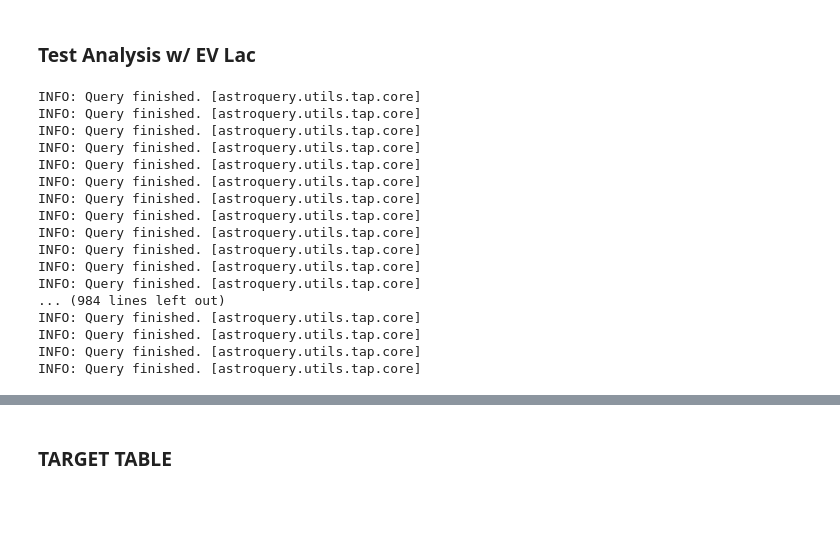
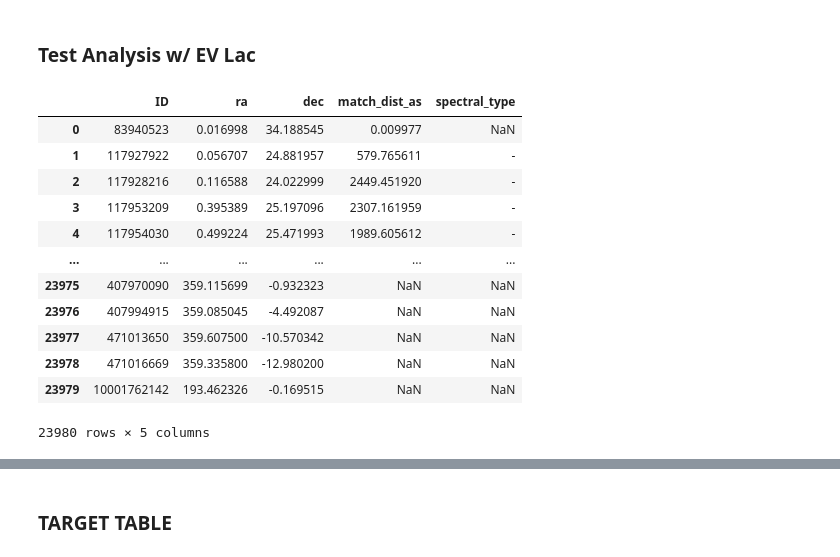
Before and after one commit to MillionConcepts/tess_swift_afpsc, a Jupyter notebook: QPPs/moonbow-main/moonbow/QPP_find.ipynb, the cells around one changed output, grey strips where cells are left out. Cells and saved outputs as stored; diff of their text form; code cells hidden in the pictures; blank space fills up the shorter version.

```diff
--- a/QPPs/moonbow-main/moonbow/QPP_find.ipynb
+++ b/QPPs/moonbow-main/moonbow/QPP_find.ipynb
@@ -465,5 +469,20 @@ def aflare2(t, tpeak, fwhm, ampl,
 ### CROSSMATCH DATA W/ GAIA ###
 warnings.filterwarnings('ignore')
 # %%
-dataset = pd.read_csv('/Users/katborski/Documents/GitHub/QPPs/all_targets_20s_S039_v1_1.csv')
+dataset = pd.read_csv('/Users/katborski/Documents/GitHub/QPPs/moonbow-main/object_table.csv')
+dataset
+# %% [output]
+|  | ID | ra | dec | match_dist_as | spectral_type |
+| 0 | 83940523 | 0.016998 | 34.188545 | 0.009977 | NaN |
+| 1 | 117927922 | 0.056707 | 24.881957 | 579.765611 | - |
+| 2 | 117928216 | 0.116588 | 24.022999 | 2449.451920 | - |
+| 3 | 117953209 | 0.395389 | 25.197096 | 2307.161959 | - |
+| 4 | 117954030 | 0.499224 | 25.471993 | 1989.605612 | - |
+| ... | ... | ... | ... | ... | ... |
+| 23975 | 407970090 | 359.115699 | -0.932323 | NaN | NaN |
+| 23976 | 407994915 | 359.085045 | -4.492087 | NaN | NaN |
+| 23977 | 471013650 | 359.607500 | -10.570342 | NaN | NaN |
+| 23978 | 471016669 | 359.335800 | -12.980200 | NaN | NaN |
+| 23979 | 10001762142 | 193.462326 | -0.169515 | NaN | NaN |
+23980 rows × 5 columns
 # %%
@@ -490,35 +518,0 @@ def angularSeparation(ra1, dec1, ra2, dec2):
-# %%
-# define the search box
-width = u.Quantity(0.05, u.deg)
-height = u.Quantity(0.05, u.deg)
-
-rs = []
-for i in range(len(skypos)):
-    query_success=0
-    while query_success==0:
-        #print(ra[i],dec[i])
-        try:
-            r = Gaia.query_object_async(coordinate=coord.SkyCoord(ra=skypos[i][0], dec=skypos[i][1], unit=(u.degree, u.degree),
-                                                          frame='icrs'), width=width, height=height)
-            rs.append(r)
-            query_success=1
-        except TimeoutError:
-            pass
-# %% [output]
-INFO: Query finished. [astroquery.utils.tap.core]
-INFO: Query finished. [astroquery.utils.tap.core]
-INFO: Query finished. [astroquery.utils.tap.core]
-INFO: Query finished. [astroquery.utils.tap.core]
-INFO: Query finished. [astroquery.utils.tap.core]
-INFO: Query finished. [astroquery.utils.tap.core]
-INFO: Query finished. [astroquery.utils.tap.core]
-INFO: Query finished. [astroquery.utils.tap.core]
-INFO: Query finished. [astroquery.utils.tap.core]
-INFO: Query finished. [astroquery.utils.tap.core]
-INFO: Query finished. [astroquery.utils.tap.core]
-INFO: Query finished. [astroquery.utils.tap.core]
-... (984 lines left out)
-INFO: Query finished. [astroquery.utils.tap.core]
-INFO: Query finished. [astroquery.utils.tap.core]
-INFO: Query finished. [astroquery.utils.tap.core]
-INFO: Query finished. [astroquery.utils.tap.core]
```
Also changed, not shown: parts of 35 cells of this notebook.
